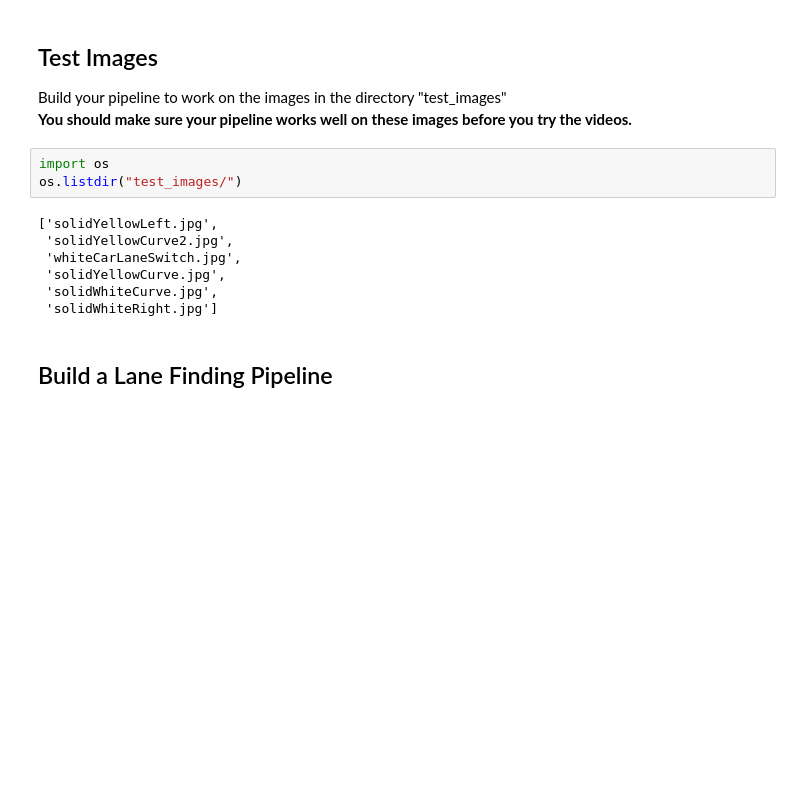
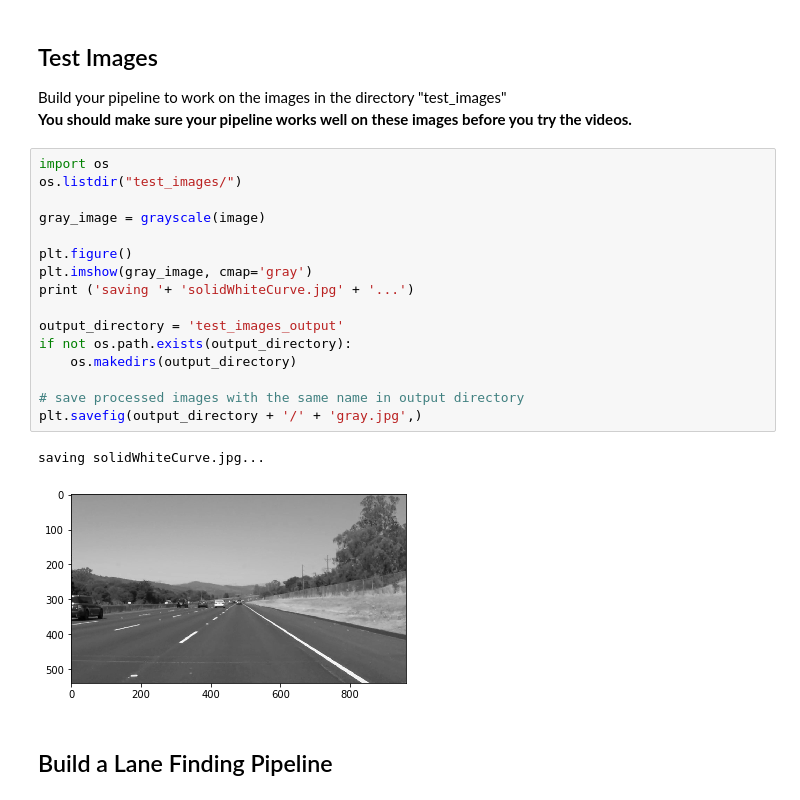
Before and after one commit to pinweihuang/udacity_self-driving-car-program, a Jupyter notebook: CarND-LaneLines-P1/P1.ipynb, the cells around one changed output. Cells and saved outputs as stored; diff of their text form; blank space fills up the shorter version.

```diff
--- a/CarND-LaneLines-P1/P1.ipynb
+++ b/CarND-LaneLines-P1/P1.ipynb
@@ -222,16 +227,25 @@ def weighted_img(img, initial_img, α=0.8, β=1., λ=0.):
 
 Build your pipeline to work on the images in the directory "test_images"
 **You should make sure your pipeline works well on these images before you try the videos.**
-# %%
-import os
-os.listdir("test_images/")
-# %% [output]
-['solidYellowLeft.jpg',
- 'solidYellowCurve2.jpg',
- 'whiteCarLaneSwitch.jpg',
- 'solidYellowCurve.jpg',
- 'solidWhiteCurve.jpg',
- 'solidWhiteRight.jpg']
+# %%
+import os
+os.listdir("test_images/")
+
+gray_image = grayscale(image)
+
+plt.figure()
+plt.imshow(gray_image, cmap='gray')
+print ('saving '+ 'solidWhiteCurve.jpg' + '...')
+
+output_directory = 'test_images_output'
+if not os.path.exists(output_directory):
+    os.makedirs(output_directory)
+
+# save processed images with the same name in output directory
+plt.savefig(output_directory + '/' + 'gray.jpg',)
+# %% [output]
+saving solidWhiteCurve.jpg...
+[figure, added]
 # %% [markdown]
 ## Build a Lane Finding Pipeline
 # %% [markdown]
```
Also changed, not shown: parts of 8 cells of this notebook, 19 other files.
